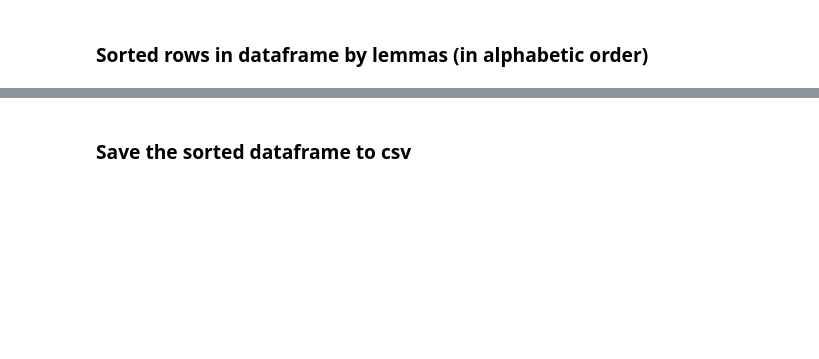
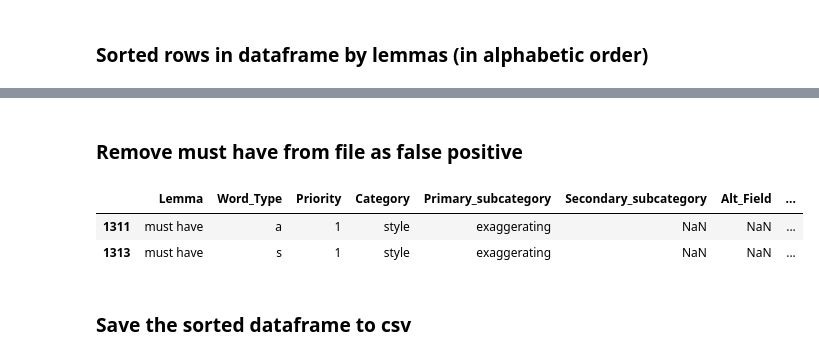
Before and after one commit to witty-works/nlp_jupyter_notebook, a Jupyter notebook: Hyphen_transform_English.ipynb, the cells around one changed output, grey strips where cells are left out. Cells and saved outputs as stored; diff of their text form; code cells hidden in the pictures; blank space fills up the shorter version.

```diff
--- a/Hyphen_transform_English.ipynb
+++ b/Hyphen_transform_English.ipynb
@@ -298,0 +326,8 @@ df_sorted = df_fin.sort_values(by=['Lemma'], inplace=False, ascending=True)
+# %% [markdown]
+### Remove must have from file as false positive
+# %%
+df_sorted[df_sorted["Lemma"]=="must have"]
+# %% [output]
+|  | Lemma | Word_Type | Priority | Category | Primary_subcategory | Secondary_subcategory | Alt_Field | ... |
+| 1311 | must have | a | 1 | style | exaggerating | NaN | NaN | ... |
+| 1313 | must have | s | 1 | style | exaggerating | NaN | NaN | ... |
```
Also changed, not shown: parts of 16 cells of this notebook.
